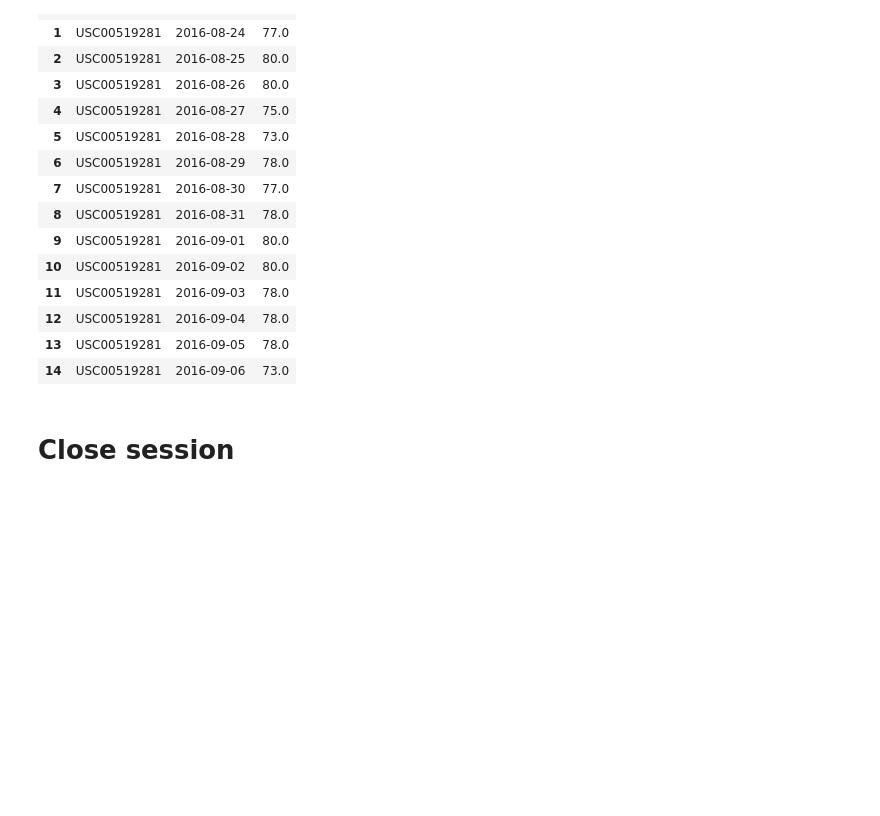
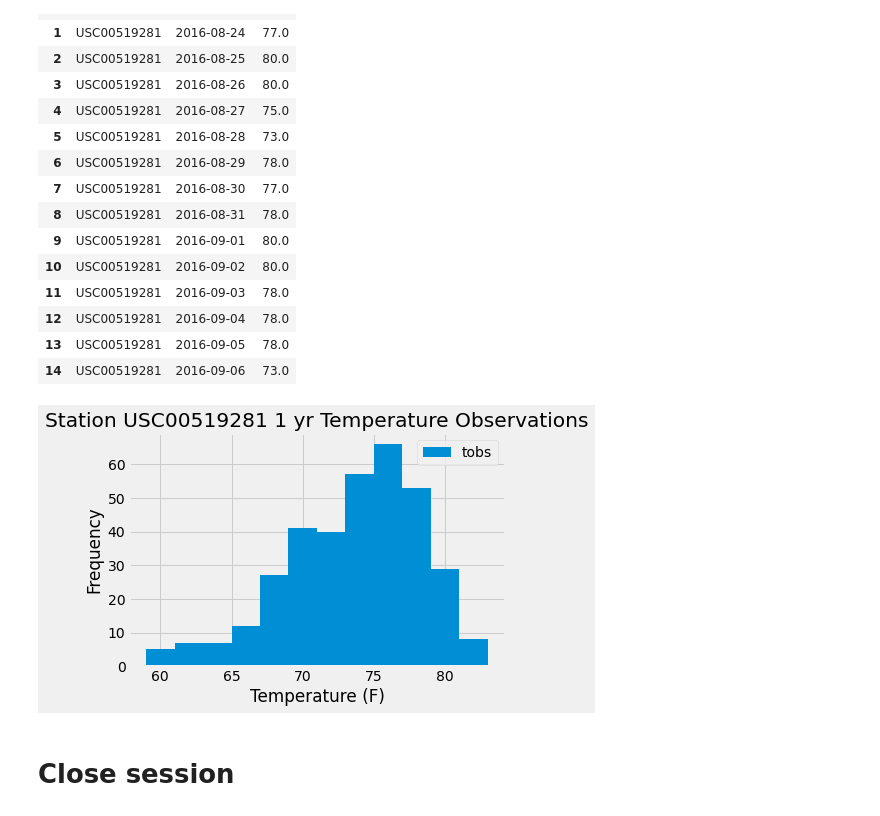
Before and after one commit to wagneree193/sql-alchemy, a Jupyter notebook: Homework_10-Advanced-Data-Storage-and-Retrieval_climate_starter.ipynb, the cells around one changed output. Drawn from its saved outputs; the diff is of its cells as text; code cells hidden in the pictures; blank space fills up the shorter version.

Commit message:
made temp plot and saved figures

```diff
--- a/Homework_10-Advanced-Data-Storage-and-Retrieval_climate_starter.ipynb
+++ b/Homework_10-Advanced-Data-Storage-and-Retrieval_climate_starter.ipynb
@@ -205,3 +203,13 @@ temp_df.head(15)
+# %%
+#histogram
+temp_df.plot(kind = "hist", bins=12)
+plt.title(f"Station {most_active} 1 yr Temperature Observations")
+plt.xlabel("Temperature (F)")
+plt.ylabel("Frequency")
+plt.savefig("Resources/Temp.png")
+plt.show()
+# %% [output]
+[figure, added]
 # %% [markdown]
 # Close session
 # %%
```
Also changed, not shown: parts of 1 cell of this notebook, 5 other files.
